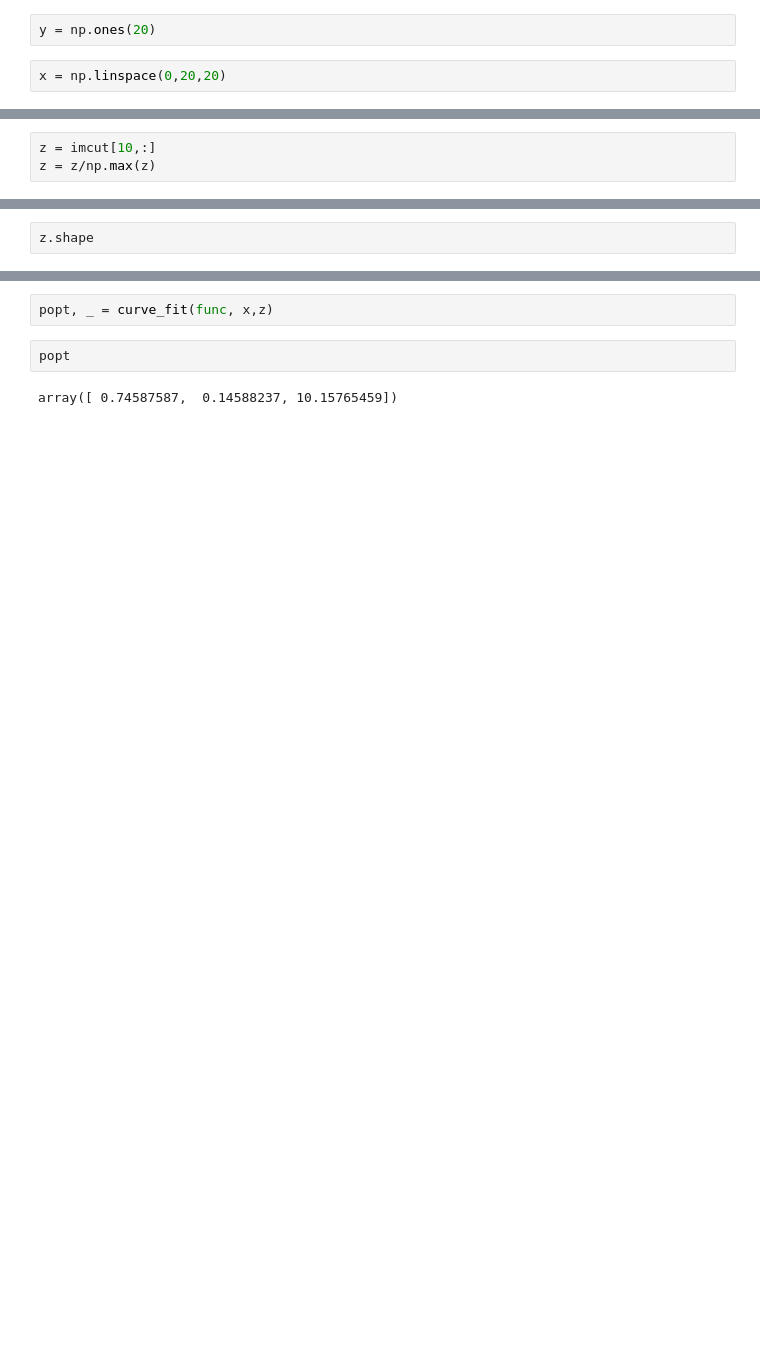
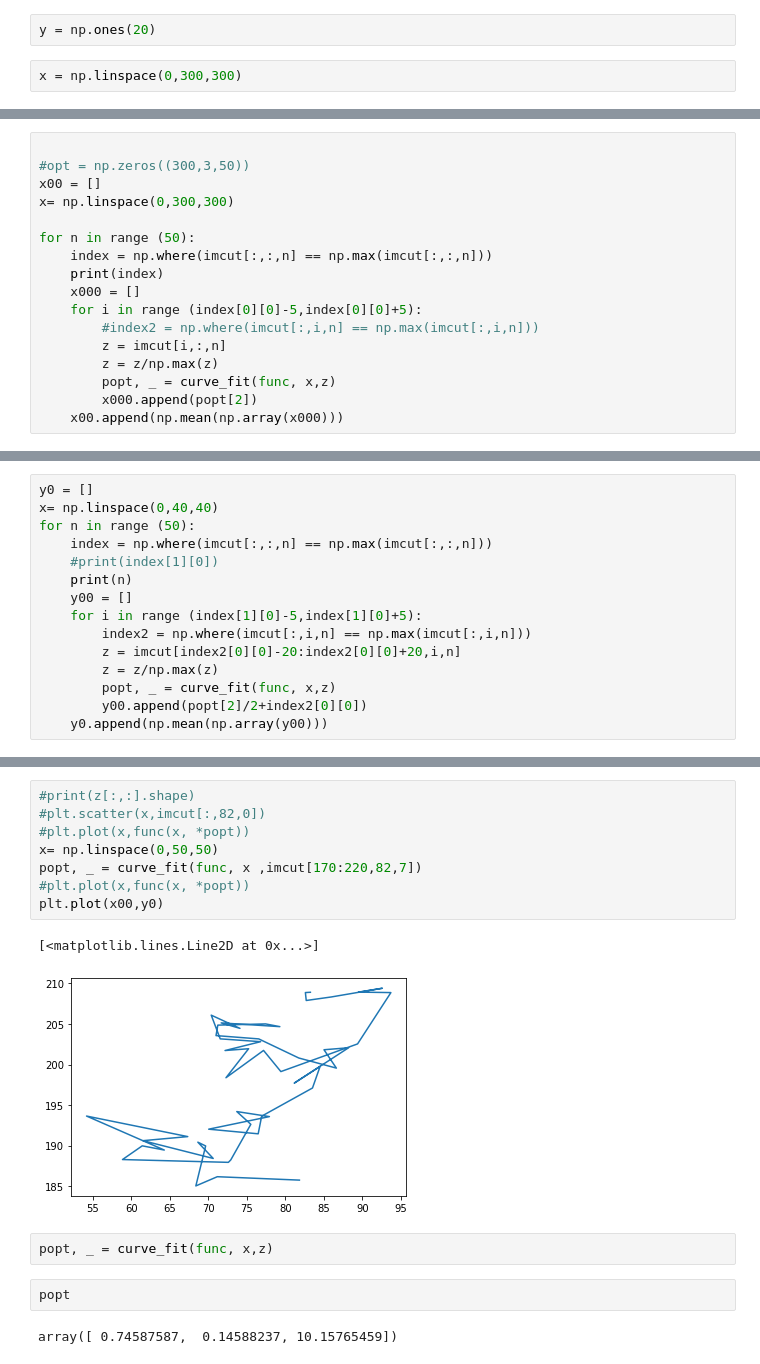
Before and after one commit to arashahmadi564/arash, a Jupyter notebook: code_ali.ipynb, the cells around one changed output, grey strips where cells are left out. Cells and saved outputs as stored; diff of their text form; blank space fills up the shorter version.

```diff
--- a/code_ali.ipynb
+++ b/code_ali.ipynb
@@ -46,4 +84,4 @@ plt.imshow(z, cmap ="Greens", alpha = 0.7,
 # %%
 y = np.ones(20)
 # %%
-x = np.linspace(0,20,20)
+x = np.linspace(0,300,300)
@@ -50,3 +91,17 @@ x = np.linspace(0,20,20)
 # %%
-z = imcut[10,:]
-z = z/np.max(z)
+
+#opt = np.zeros((300,3,50))
+x00 = []
+x= np.linspace(0,300,300)
+
+for n in range (50):
+    index = np.where(imcut[:,:,n] == np.max(imcut[:,:,n]))
+    print(index)
+    x000 = []
+    for i in range (index[0][0]-5,index[0][0]+5):
+        #index2 = np.where(imcut[:,i,n] == np.max(imcut[:,i,n]))
+        z = imcut[i,:,n]
+        z = z/np.max(z)
+        popt, _ = curve_fit(func, x,z)
+        x000.append(popt[2])
+    x00.append(np.mean(np.array(x000)))
@@ -53,3 +134,16 @@ z = z/np.max(z)
 # %%
-z.shape
+y0 = []
+x= np.linspace(0,40,40)
+for n in range (50):
+    index = np.where(imcut[:,:,n] == np.max(imcut[:,:,n]))
+    #print(index[1][0])
+    print(n)
+    y00 = []
+    for i in range (index[1][0]-5,index[1][0]+5):
+        index2 = np.where(imcut[:,i,n] == np.max(imcut[:,i,n]))
+        z = imcut[index2[0][0]-20:index2[0][0]+20,i,n]
+        z = z/np.max(z)
+        popt, _ = curve_fit(func, x,z)
+        y00.append(popt[2]/2+index2[0][0])
+    y0.append(np.mean(np.array(y00)))
 # %% [output]
@@ -60,3 +187,14 @@ def func(x,a,b,x0):
+# %%
+#print(z[:,:].shape)
+#plt.scatter(x,imcut[:,82,0])
+#plt.plot(x,func(x, *popt))
+x= np.linspace(0,50,50)
+popt, _ = curve_fit(func, x ,imcut[170:220,82,7])
+#plt.plot(x,func(x, *popt))
+plt.plot(x00,y0)
+# %% [output]
+[<matplotlib.lines.Line2D at 0x...>]
+[figure, new version]
 # %%
 popt, _ = curve_fit(func, x,z)
 # %%
```
Also changed, not shown: parts of 16 cells of this notebook.
